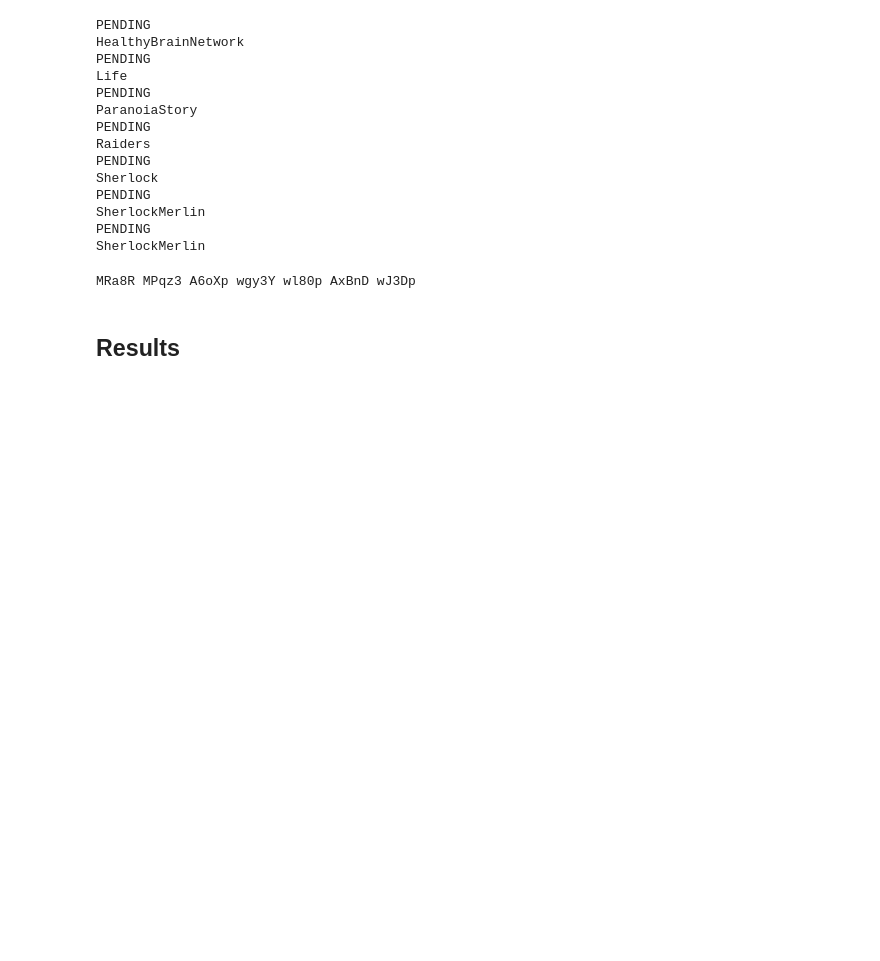
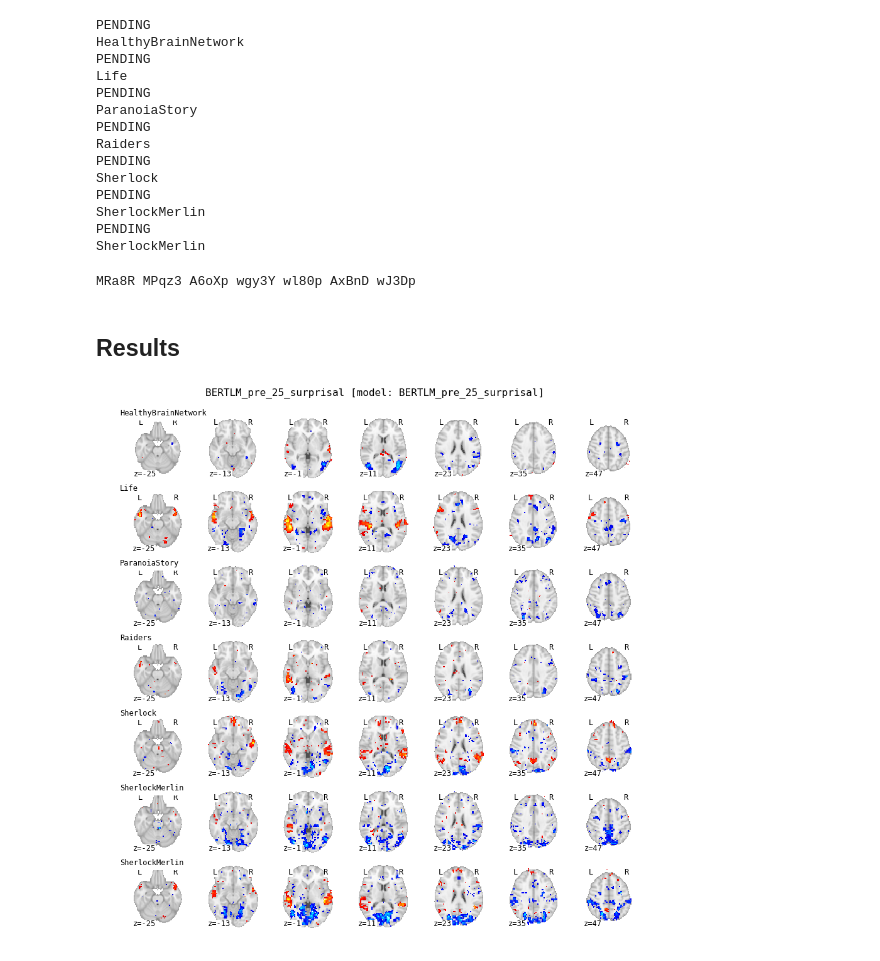
Before and after one commit to rbroc/neuroscout-paper, a Jupyter notebook: BertSurprisal.ipynb, the cells around one changed output. Drawn from its saved outputs; the diff is of its cells as text; code cells hidden in the pictures; blank space fills up the shorter version.

```diff
--- a/BertSurprisal.ipynb
+++ b/BertSurprisal.ipynb
@@ -83,6 +83,8 @@ flat_models = flatten_collection(single_models)
 # %%
 plt.rcParams.update({'font.family': 'monospace'})
 plot_contrast_by_analysis(analyses=flat_models,
                          contrasts=['BERTLM_pre_25_surprisal'],
                          vmax=10, display_mode='z', figsize=(15,15),
-                         threshold=1.96, colorbar=False)
+                         threshold=3, colorbar=False)
+# %% [output]
+[figure, added]
```
Also changed, not shown: 1 other file.
